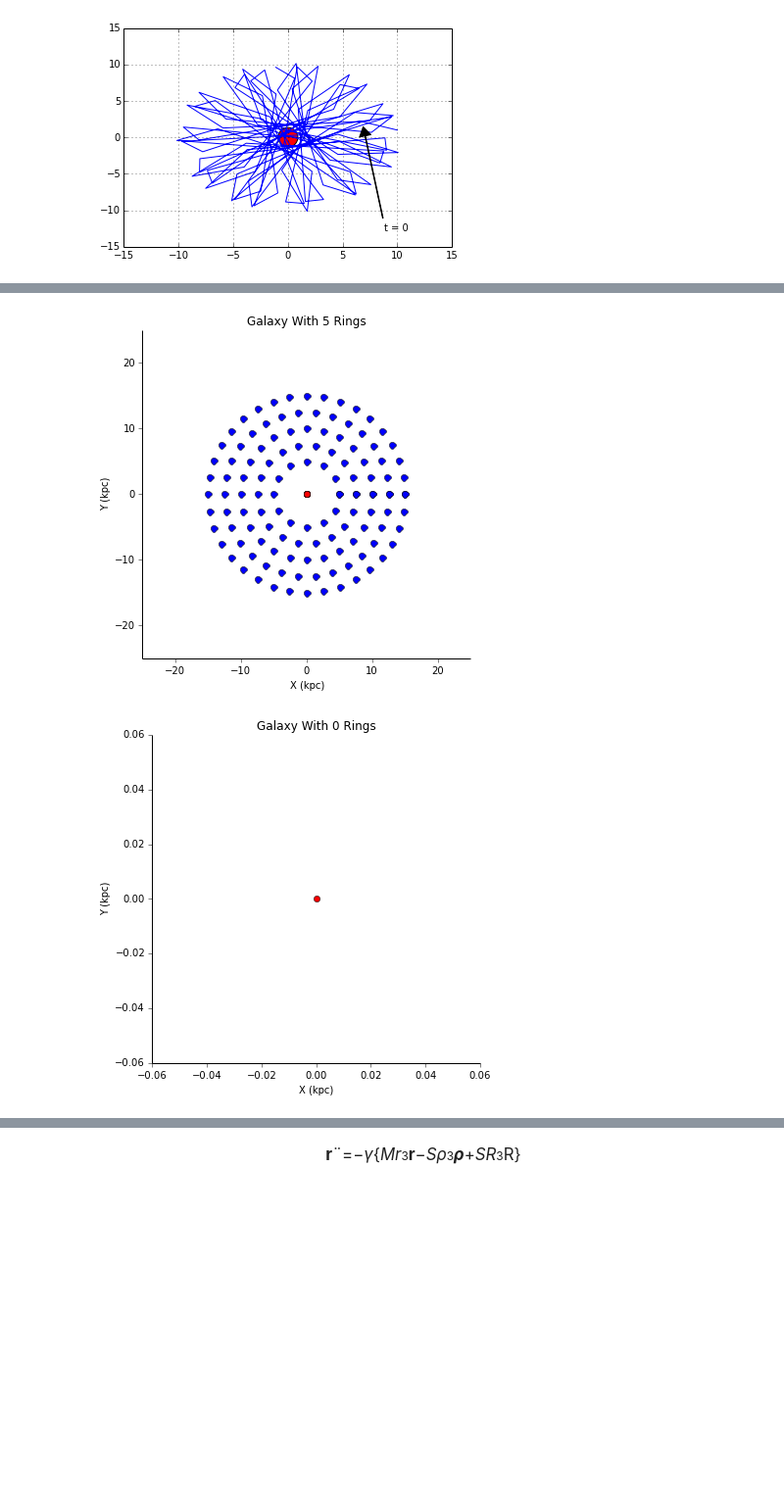
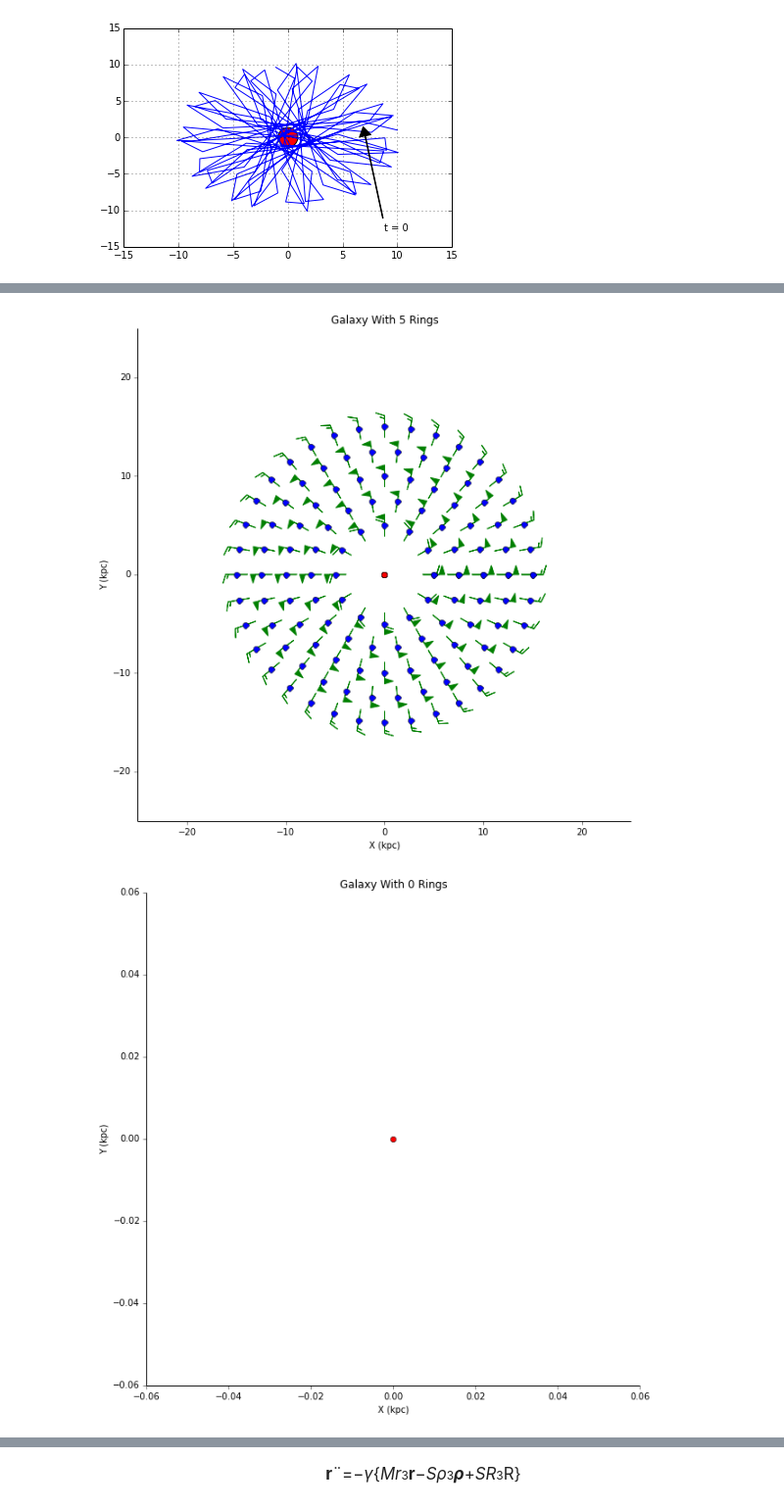
Before and after one commit to callen09/PHYS202-S14, a Jupyter notebook: GalaxyMerger/GalaxyMergerWork.ipynb, the cells around one changed output, grey strips where cells are left out. Shown at 98% size. Saved outputs shown, nothing was run; the diff lists cells and outputs as text; code cells hidden in the pictures; blank space fills up the shorter version.

```diff
--- a/GalaxyMerger/GalaxyMergerWork.ipynb
+++ b/GalaxyMerger/GalaxyMergerWork.ipynb
@@ -100,11 +100,22 @@ class Orbital(object):
         xstar = r*np.cos(tstar) #Puts the stars into rings
         ystar = r*np.sin(tstar) #Puts the stars into rings
 
+
+        P = Period(r,LargeMass) #Utilizes the above period function
+        initVel = (2*np.pi*r)/P #Dist/Time
+        vx = initVel*np.cos(tstar) #Initial velocity in x
+        vy = initVel*np.sin(tstar) #Intital velcity in y
+
         #plt.plot(x,y,'k-',label = "Orbital Ring") #If we want to draw a circle in addition to the star markers
         plt.plot(xstar,ystar,'bo',markersize = 7,label = 'Stars')
         plt.plot(0,0,'ro')
         plt.xlim(-25,25) #The limits are the R0 distance given in Toomre and Toomre, for the purposes of visualization.
         plt.ylim(-25,25)
+
+        X,Y = xstar,ystar
+        U,V = vx,vy
+        plt.barbs(X,Y,-U,-V,flagcolor='g',barb_increments=dict(half=0.05, full=0.1, flag=0.2),flip_barb=True,length=7,pivot='middle') #This plots a vector field showing the initial rotation of the orbitals.
+
 
     def Stars(self): #Generates an array containing the star positions, and associated velocities, w.r.t. time.
         r = self.position*R_min
@@ -119,7 +130,6 @@ class Orbital(object):
         vx = initVel*np.cos(tstar) #Initial velocity in x
         vy = initVel*np.sin(tstar) #Intital velcity in y
 
-
         return np.array([xstar,ystar,vx,vy]) #The goal is the pass this array into the deriv function, much like we did with the damped projectile motion
 # %%
 Orbital1 = Orbital("Orbital 1",1,0.2,12)
@@ -166,35 +176,35 @@ Orbital 2
 # %%
 def Galaxy(i):
     """Generates a galaxy with i rings based on the Orbital Class.
 
     Displays a graph with all the orbital rings on one graph, generating an image of the simplified circular galaxy."""
-    plt.figure(figsize=(6,6),dpi=80) #Makes the graph large and square to properly show our mock circular galaxy
+    plt.figure(figsize=(10,10),dpi=80) #Makes the graph large and square to properly show our mock circular galaxy
     ax = plt.gca()
     ax.tick_params(direction='out',top=False,right=False) #Cleans up the graph axes
     ax.spines['top'].set_visible(False)
     ax.spines['right'].set_visible(False)
 
     plt.xlabel('X (kpc)') #The distances are measured in kpc, with the center at the origin.
     plt.ylabel('Y (kpc)')
     plt.title('Galaxy With %i Rings' %(i))
 
 
     for j in range(0,i+1): #For each ring up to the specified ring
         if j == 0: #In the case of the companion galaxy, we don't want it to have any orbital rings, but it still has a center.
             plt.plot(0,0,'ro') #Plots the center for a visual
         else:
             Orbital_j = Orbital("Orbital %s" %(j),j,(0.2+(j-1)*0.1),12+(j-1)*6) #Generates a ring based on the Orbital Class that has the proper characteristics based on ring number j
             Orbital_j.picture() #Adds the orbital image to the graph
             Orbital_j.Stars() #Generates the relevant data for each ring
             #print "Orbital %i Data" %(j) #Print statements in case they are needed.
             #print Orbital_j.Stars()
             #print
 
 Galaxy(5)
 Galaxy(0)
 # %% [output]
-[figure, old version]
+[figure, new version]
-[figure, old version]
+[figure, new version]
 # %%
 def GalaxyOrbitalData(i):
     for j in range(0,i+1):
```
Also changed, not shown: parts of 10 cells of this notebook.
